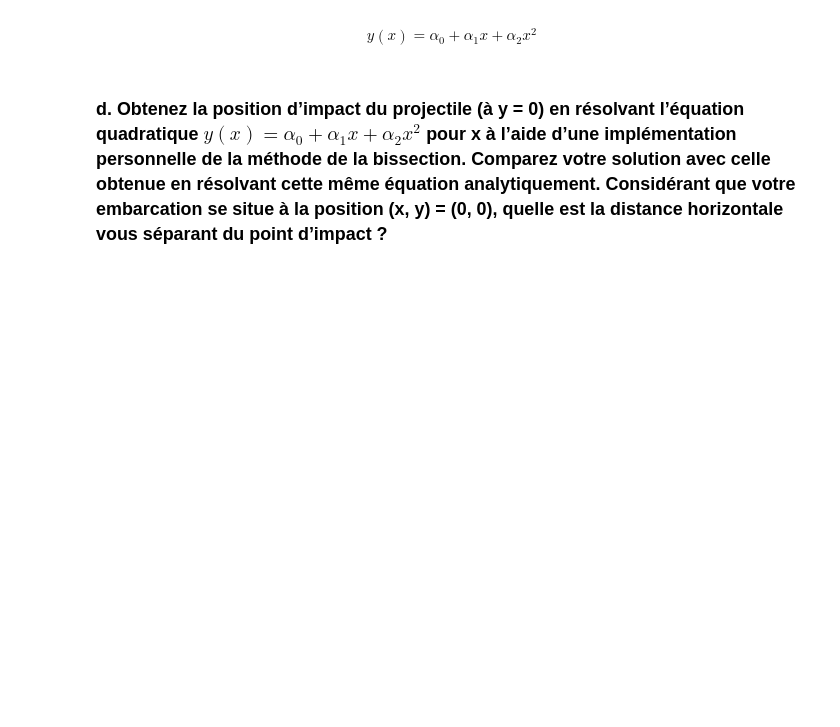
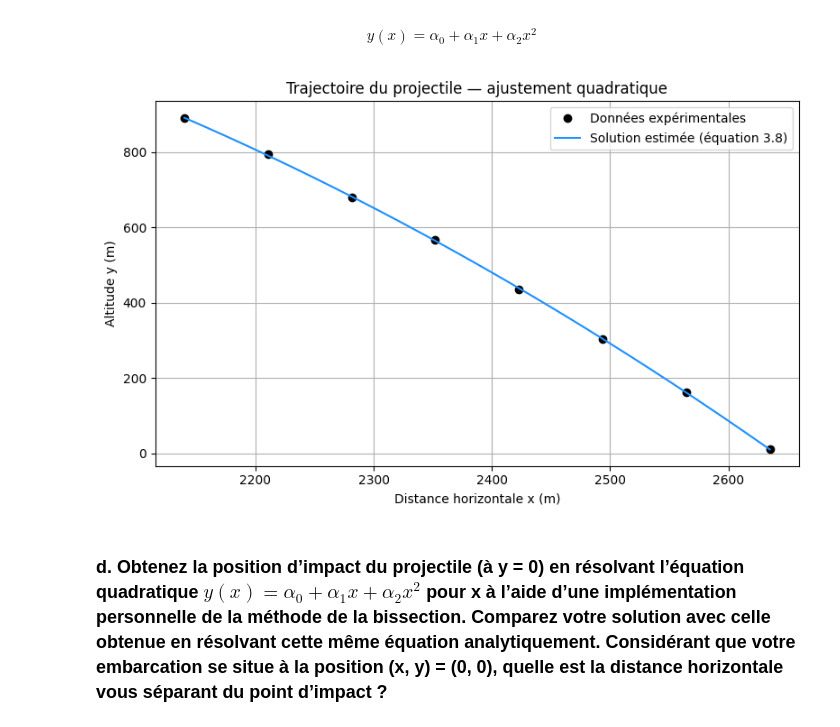
Before and after one commit to YuuHappy/PhysnumTP3, a Jupyter notebook: TP3_JulesLabrecque_MarcAntoineSamson_XavierLarouche.ipynb, the cells around one changed output. Saved outputs shown, nothing was run; the diff lists cells and outputs as text; code cells hidden in the pictures; blank space fills up the shorter version.

```diff
--- a/TP3_JulesLabrecque_MarcAntoineSamson_XavierLarouche.ipynb
+++ b/TP3_JulesLabrecque_MarcAntoineSamson_XavierLarouche.ipynb
@@ -161,5 +358,55 @@ y_n
 ### c. Tracez les données (cercles noirs) et la solution estimée de la trajectoire(ligne pleine de la couleur de votre choix) donnée par l’équation suivante:
 # %% [markdown]
 $$y(x) = \alpha_0 + \alpha_1 x + \alpha_2 x^2$$
+# %%
+import csv
+import numpy as np
+import matplotlib.pyplot as plt
+
+# === Chargement des données CSV ===
+x_vals, y_vals = [], []
+with open(r"bataille_navale_equipe015.csv", newline='', encoding='utf-8') as f:
+    reader = csv.reader(f)
+    next(reader)  # Ignorer l'en-tête
+    for row in reader:
+        if len(row) == 1:  # Si les x,y sont dans une seule cellule
+            row = row[0].split(",")
+        x_vals.append(float(row[0]))
+        y_vals.append(float(row[1]))
+
+x_vals = np.array(x_vals)
+y_vals = np.array(y_vals)
+
+# === Création de la matrice X pour l'équation (3.9) ===
+# y(x) = y0 + (vy0/vx0)*x + (a/2vx0^2)*x^2
+X = np.vstack((np.ones_like(x_vals), x_vals, x_vals**2)).T
+
+# === Décomposition QR avec la fonction importée ===
+Q, R = householder_qr(X, reduit=True)
+alpha = np.linalg.solve(R, Q.T @ y_vals)
+
+y0, vy0_sur_vx0, a_sur_2vx0_2 = alpha
+
+# === Tracé des données et de la trajectoire estimée ===
+plt.figure(figsize=(8, 5))
+
+# Cercles noirs = données expérimentales
+plt.plot(x_vals, y_vals, 'ko', label='Données expérimentales')
+
+# Ligne continue = solution estimée via équation (3.8)
+x_fine = np.linspace(min(x_vals), max(x_vals), 300)
+y_estime = y0 + vy0_sur_vx0 * x_fine + a_sur_2vx0_2 * x_fine**2
+plt.plot(x_fine, y_estime, color='dodgerblue', label="Solution estimée (équation 3.8)")
+
+# Mise en forme
+plt.xlabel("Distance horizontale x (m)")
+plt.ylabel("Altitude y (m)")
+plt.title("Trajectoire du projectile — ajustement quadratique")
+plt.legend()
+plt.grid(True)
+plt.tight_layout()
+plt.show()
+# %% [output]
+[figure, added]
 # %% [markdown]
 ### d. Obtenez la position d’impact du projectile (à y = 0) en résolvant l’équation quadratique $y(x) = \alpha_0 + \alpha_1 x + \alpha_2 x^2$ pour x à l’aide d’une implémentation personnelle de la méthode de la bissection. Comparez votre solution avec celle obtenue en résolvant cette même équation analytiquement. Considérant que votre embarcation se situe à la position (x, y) = (0, 0), quelle est la distance horizontale vous séparant du point d’impact ?
```
Also changed, not shown: parts of 5 cells of this notebook, 1 other file.
